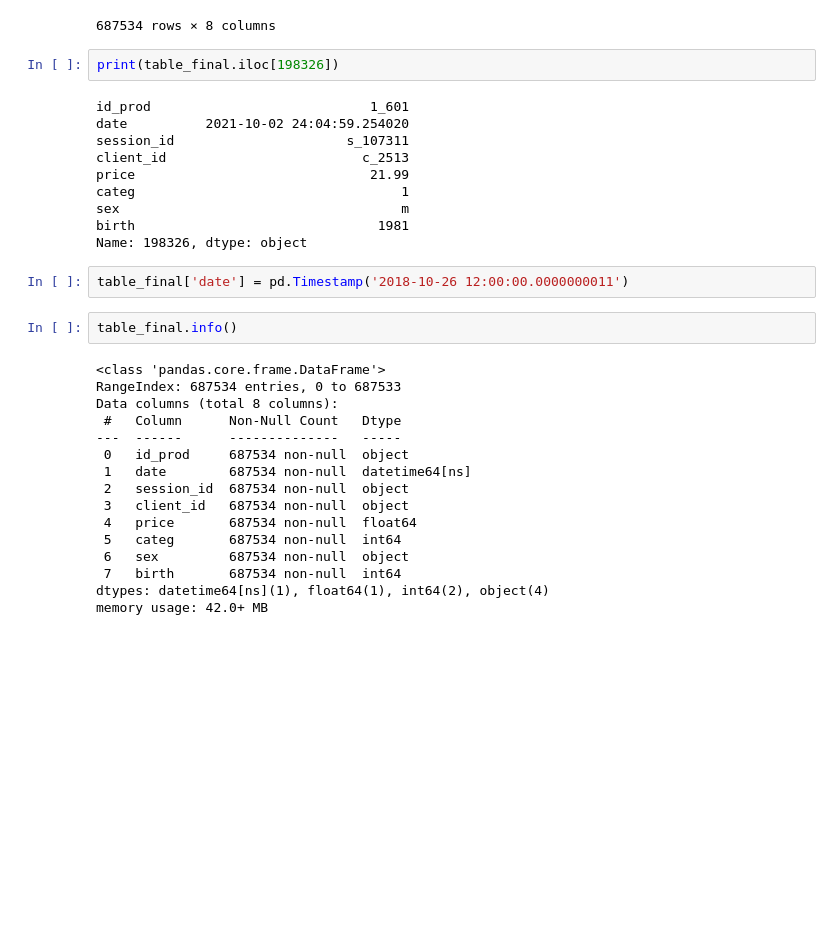
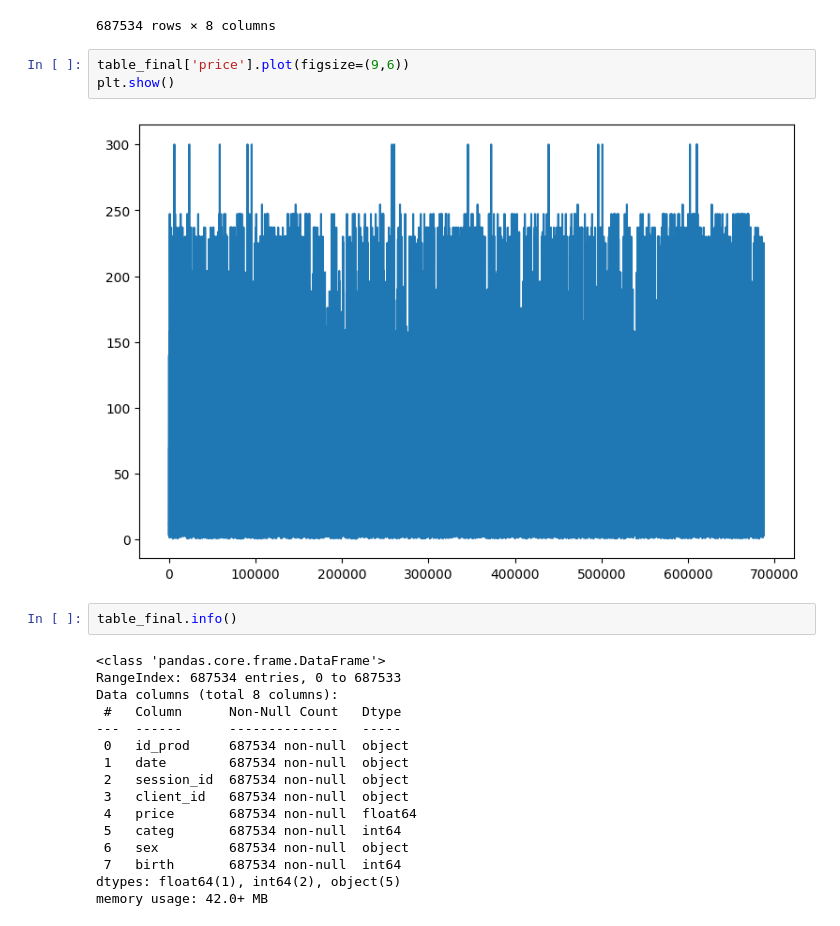
Before and after one commit to IshemZ/Projet_6-Lapage, a Jupyter notebook: Programme/main.ipynb, the cells around one changed output. Drawn from its saved outputs; the diff is of its cells as text; blank space fills up the shorter version.

```diff
--- a/Programme/main.ipynb
+++ b/Programme/main.ipynb
@@ -139,20 +156,11 @@ table_final
 | 687532 | 0_1547 | 2023-02-28 23:58:00.107815 | s_348447 | c_4848 | 8.99 | 0 | m | 1953 |
 | 687533 | 0_1398 | 2023-02-28 23:58:30.792755 | s_348435 | c_3575 | 4.52 | 0 | f | 1981 |
 687534 rows × 8 columns
-# %%
-print(table_final.iloc[198326])
-# %% [output]
-id_prod                            1_601
-date          2021-10-02 24:04:59.254020
-session_id                      s_107311
-client_id                         c_2513
-price                              21.99
-categ                                  1
-sex                                    m
-birth                               1981
-Name: 198326, dtype: object
-# %%
-table_final['date'] = pd.Timestamp('2018-10-26 12:00:00.0000000011')
+# %%
+table_final['price'].plot(figsize=(9,6))
+plt.show()
+# %% [output]
+[figure, added]
 # %%
 table_final.info()
 # %% [output]
@@ -162,12 +170,12 @@ Data columns (total 8 columns):
  #   Column      Non-Null Count   Dtype
 ---  ------      --------------   -----
  0   id_prod     687534 non-null  object
- 1   date        687534 non-null  datetime64[ns]
+ 1   date        687534 non-null  object
  2   session_id  687534 non-null  object
  3   client_id   687534 non-null  object
  4   price       687534 non-null  float64
  5   categ       687534 non-null  int64
  6   sex         687534 non-null  object
  7   birth       687534 non-null  int64
-dtypes: datetime64[ns](1), float64(1), int64(2), object(4)
+dtypes: float64(1), int64(2), object(5)
 memory usage: 42.0+ MB
```
Also changed, not shown: parts of 10 cells of this notebook.
